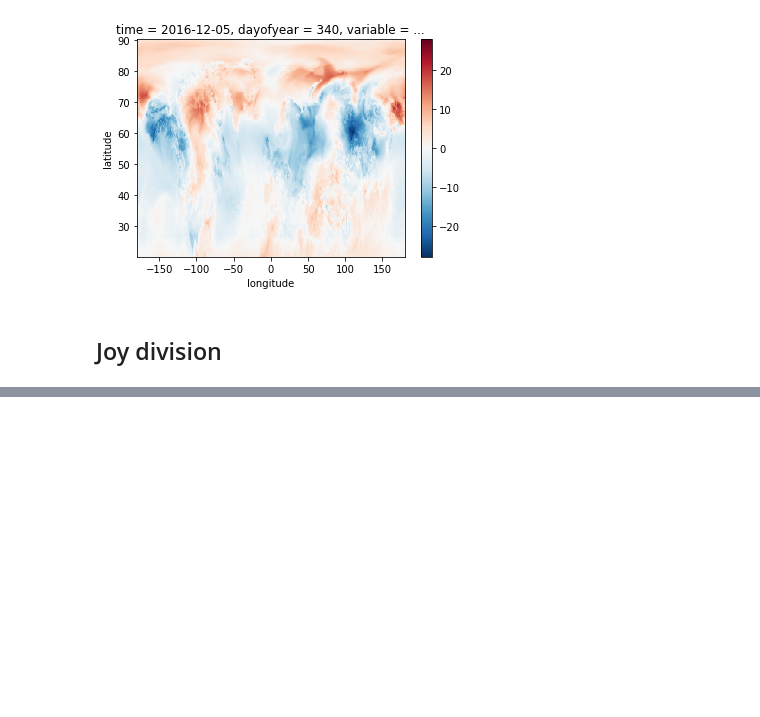
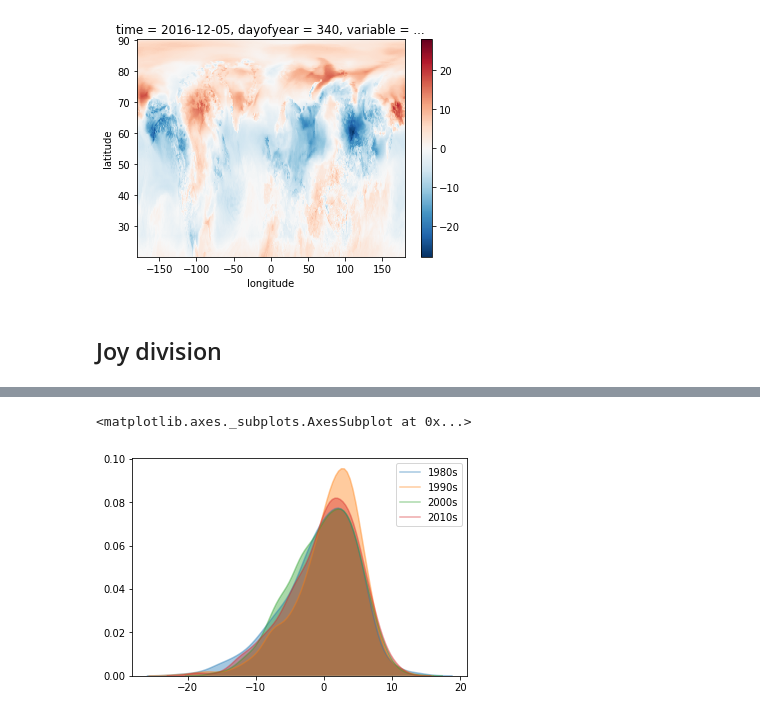
Before and after one commit to geosciences-data-practicum/reanalysis_getter, a Jupyter notebook: analysis/Hovmollers_other_pure_plotting.ipynb, the cells around one changed output, grey strips where cells are left out. Saved outputs shown, nothing was run; the diff lists cells and outputs as text; code cells hidden in the pictures; blank space fills up the shorter version.

```diff
--- a/analysis/Hovmollers_other_pure_plotting.ipynb
+++ b/analysis/Hovmollers_other_pure_plotting.ipynb
@@ -92,0 +147,8 @@ joy_div(data_df_chi)
+# %%
+sns.kdeplot(decadal_data.loc[(decadal_data['decade']==1980),'t_prime'], shade=True, alpha=0.4, Label='1980s')
+sns.kdeplot(decadal_data.loc[(decadal_data['decade']==1990),'t_prime'], shade=True, alpha=0.4, Label='1990s')
+sns.kdeplot(decadal_data.loc[(decadal_data['decade']==2000),'t_prime'], shade=True, alpha=0.4, Label='2000s')
+sns.kdeplot(decadal_data.loc[(decadal_data['decade']==2010),'t_prime'], shade=True, alpha=0.4, Label='2010s')
+# %% [output]
+<matplotlib.axes._subplots.AxesSubplot at 0x...>
+[figure, added]
```
Also changed, not shown: parts of 6 cells of this notebook.
